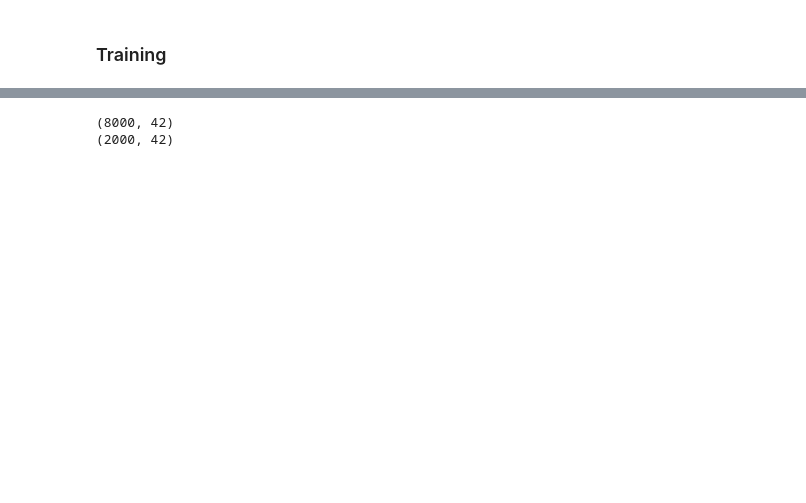
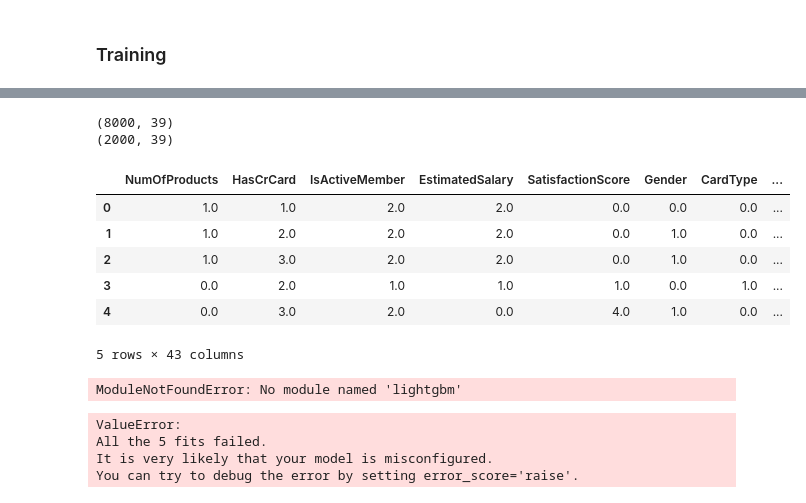
Before and after one commit to raydiwill/customers-churm-ml-app, a Jupyter notebook: notebook/best_model.ipynb, the cells around one changed output, grey strips where cells are left out. Saved outputs shown, nothing was run; the diff lists cells and outputs as text; code cells hidden in the pictures; blank space fills up the shorter version.

```diff
--- a/notebook/best_model.ipynb
+++ b/notebook/best_model.ipynb
@@ -1183,7 +1187,7 @@ features_new.head()
 # %%
 grb_agg = (
     features_new.groupby(["Gender", "Age"])[["Balance", "EstimatedSalary", "CreditScore"]]
-    .agg(["sum", "mean", "median","min", "max", "std"])
+    .agg(["sum", "mean", "median","min", "max"])
 )
 
 # Flatten the MultiIndex
@@ -1251,8 +1255,8 @@ X_train_2, X_test_2, y_train_2, y_test_2 = train_test_split(
 print(X_train_2.shape)
 print(X_test_2.shape)
 # %% [output]
-(8000, 42)
-(2000, 42)
+(8000, 39)
+(2000, 39)
 # %%
 categorical_cols = [
     "NumOfProducts",
@@ -1277,3 +1281,40 @@ new_preprocessor = ColumnTransformer(
     ],
     remainder="passthrough",
 )
+# %%
+X_train_2_processed = new_preprocessor.fit_transform(X_train_2)
+
+# Get the feature names for one-hot encoded columns
+ohe_feature_names = new_preprocessor.named_transformers_['ohe'].get_feature_names_out(ohe_cols)
+
+# Combine all feature names
+all_feature_names = np.concatenate(
+    [categorical_cols, binary_cols, ordinal_cols, ohe_feature_names, numeric_cols]
+    # If you have remainder columns that were passed through, add their names here too
+)
+
+# Convert the processed array back to a dataframe
+X_train_2_processed_df = pd.DataFrame(X_train_2_processed, columns=all_feature_names)
+
+# Verify the transformed dataframe
+X_train_2_processed_df.head()
+# %% [output]
+|  | NumOfProducts | HasCrCard | IsActiveMember | EstimatedSalary | SatisfactionScore | Gender | CardType | ... |
+| 0 | 1.0 | 1.0 | 2.0 | 2.0 | 0.0 | 0.0 | 0.0 | ... |
+| 1 | 1.0 | 2.0 | 2.0 | 2.0 | 0.0 | 1.0 | 0.0 | ... |
+| 2 | 1.0 | 3.0 | 2.0 | 2.0 | 0.0 | 1.0 | 0.0 | ... |
+| 3 | 0.0 | 2.0 | 1.0 | 1.0 | 1.0 | 0.0 | 1.0 | ... |
+| 4 | 0.0 | 3.0 | 2.0 | 0.0 | 4.0 | 1.0 | 0.0 | ... |
+5 rows × 43 columns
+# %%
+# Define the LightGBM model
+model = lgb.LGBMClassifier(random_state=42, n_jobs=-1)
+
+# Train the model
+model.fit(X_train_2_processed_df, y_train_2)
+
+# Plot feature importances
+lgb.plot_importance(model, importance_type='gain', figsize=(10, 6))
+plt.show()
+# %% [output]
+ModuleNotFoundError: No module named 'lightgbm'
@@ -1279,0 +1358,36 @@ new_preprocessor = ColumnTransformer(
+# %%
+new_comb_logistic_cv = cross_validate(
+    new_comb_log, X_train_2, y_train_2, cv=kfold, scoring=scoring
+)
+new_comb_rf_cv = cross_validate(new_comb_rf, X_train_2, y_train_2, cv=kfold, scoring=scoring)
+new_comb_grb_cv = cross_validate(new_comb_gdb, X_train_2, y_train_2, cv=kfold, scoring=scoring)
+new_comb_xgb_cv = cross_validate(new_comb_xgb, X_train_2, y_train_2, cv=kfold, scoring=scoring)
+
+new_comb_resampled_cv_scores = [new_comb_logistic_cv, new_comb_rf_cv, new_comb_grb_cv, new_comb_xgb_cv]
+
+result_df_7 = pd.DataFrame(
+    {
+        "Model name": names,
+        "Accuracy": [
+            np.mean(scores["test_accuracy"]) for scores in new_comb_resampled_cv_scores
+        ],
+        "Precision": [
+            np.mean(scores["test_precision"]) for scores in new_comb_resampled_cv_scores
+        ],
+        "Recall": [
+            np.mean(scores["test_recall"]) for scores in new_comb_resampled_cv_scores
+        ],
+        "ROC AUC": [
+            np.mean(scores["test_roc_auc"]) for scores in new_comb_resampled_cv_scores
+        ],
+        "F1 Score": [np.mean(scores["test_f1"]) for scores in new_comb_resampled_cv_scores],
+    }
+)
+
+result_df_7.set_index("Model name", inplace=True)
+result_df_7
+# %% [output]
+ValueError:
+All the 5 fits failed.
+It is very likely that your model is misconfigured.
+You can try to debug the error by setting error_score='raise'.
```
Also changed, not shown: parts of 5 cells of this notebook.
